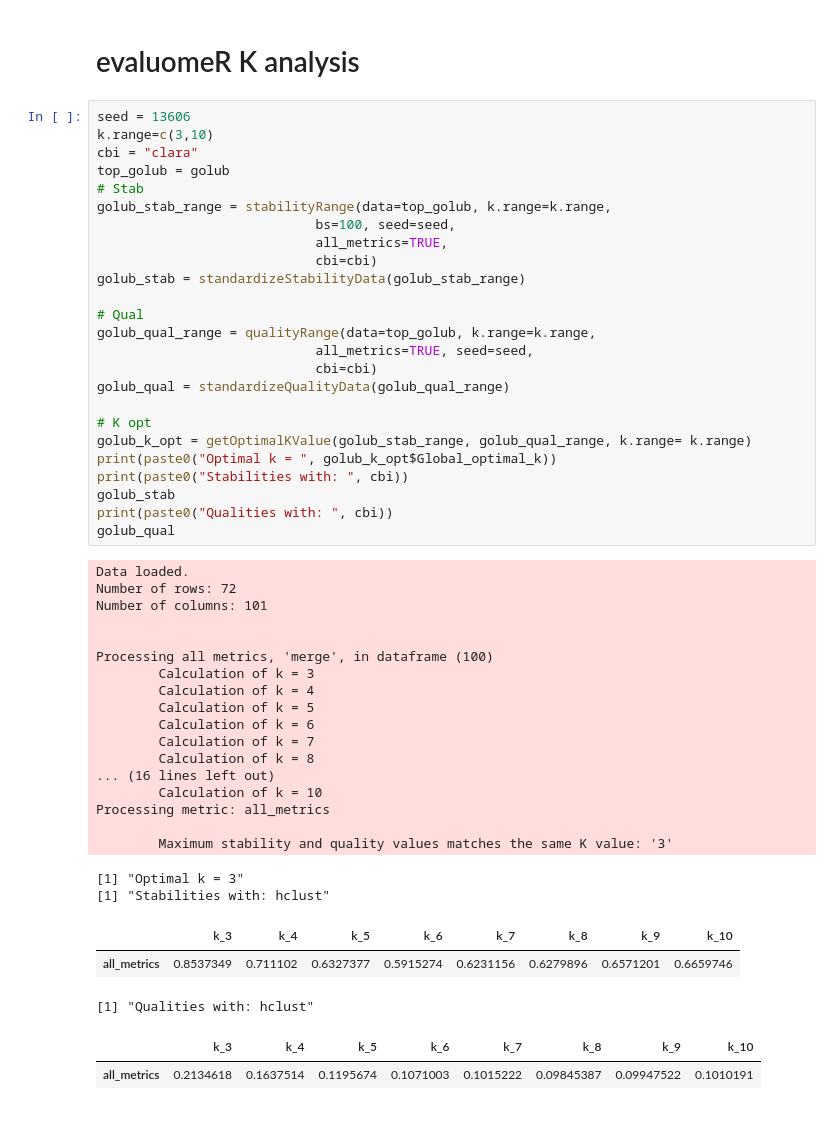
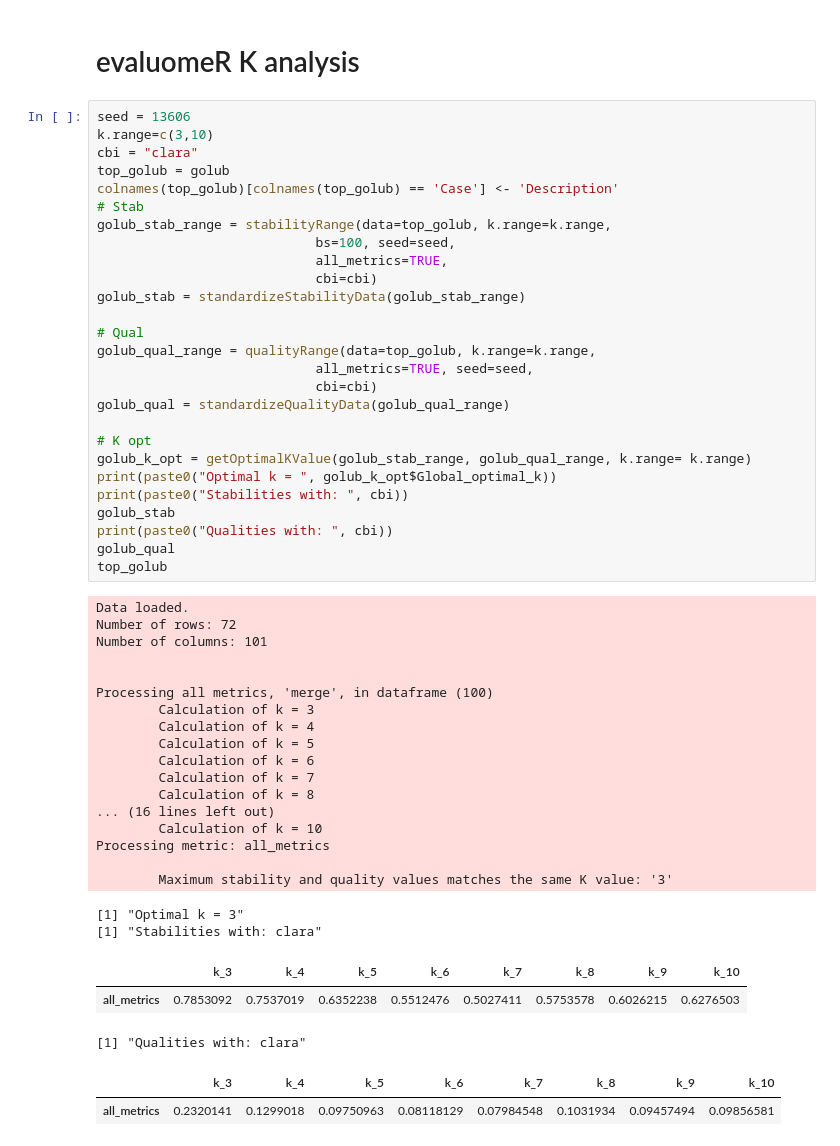
Before and after one commit to neobernad/evaluomeR, a Jupyter notebook: notebooks/local/golub.ipynb, the cells around one changed output. Saved outputs shown, nothing was run; the diff lists cells and outputs as text.

Commit message:
k3 clara vs k4 kmeans golub

```diff
--- a/notebooks/local/golub.ipynb
+++ b/notebooks/local/golub.ipynb
@@ -97,6 +136,7 @@ seed = 13606
 k.range=c(3,10)
 cbi = "clara"
 top_golub = golub
+colnames(top_golub)[colnames(top_golub) == 'Case'] <- 'Description'
 # Stab
 golub_stab_range = stabilityRange(data=top_golub, k.range=k.range,
                             bs=100, seed=seed,
@@ -110,35 +150,36 @@ golub_qual_range = qualityRange(data=top_golub, k.range=k.range,
                             cbi=cbi)
 golub_qual = standardizeQualityData(golub_qual_range)
 
 # K opt
 golub_k_opt = getOptimalKValue(golub_stab_range, golub_qual_range, k.range= k.range)
 print(paste0("Optimal k = ", golub_k_opt$Global_optimal_k))
 print(paste0("Stabilities with: ", cbi))
 golub_stab
 print(paste0("Qualities with: ", cbi))
 golub_qual
+top_golub
 # %% [output]
 Data loaded.
 Number of rows: 72
 Number of columns: 101
 
 
 Processing all metrics, 'merge', in dataframe (100)
         Calculation of k = 3
         Calculation of k = 4
         Calculation of k = 5
         Calculation of k = 6
         Calculation of k = 7
         Calculation of k = 8
 ... (16 lines left out)
         Calculation of k = 10
 Processing metric: all_metrics
 
         Maximum stability and quality values matches the same K value: '3'
 [1] "Optimal k = 3"
-[1] "Stabilities with: hclust"
+[1] "Stabilities with: clara"
 |  | k_3 | k_4 | k_5 | k_6 | k_7 | k_8 | k_9 | k_10 |
-| all_metrics | 0.8537349 | 0.711102 | 0.6327377 | 0.5915274 | 0.6231156 | 0.6279896 | 0.6571201 | 0.6659746 |
+| all_metrics | 0.7853092 | 0.7537019 | 0.6352238 | 0.5512476 | 0.5027411 | 0.5753578 | 0.6026215 | 0.6276503 |
-[1] "Qualities with: hclust"
+[1] "Qualities with: clara"
 |  | k_3 | k_4 | k_5 | k_6 | k_7 | k_8 | k_9 | k_10 |
-| all_metrics | 0.2134618 | 0.1637514 | 0.1195674 | 0.1071003 | 0.1015222 | 0.09845387 | 0.09947522 | 0.1010191 |
+| all_metrics | 0.2320141 | 0.1299018 | 0.09750963 | 0.08118129 | 0.07984548 | 0.1031934 | 0.09457494 | 0.09856581 |
```
Also changed, not shown: parts of 15 cells of this notebook, 2 other files.
